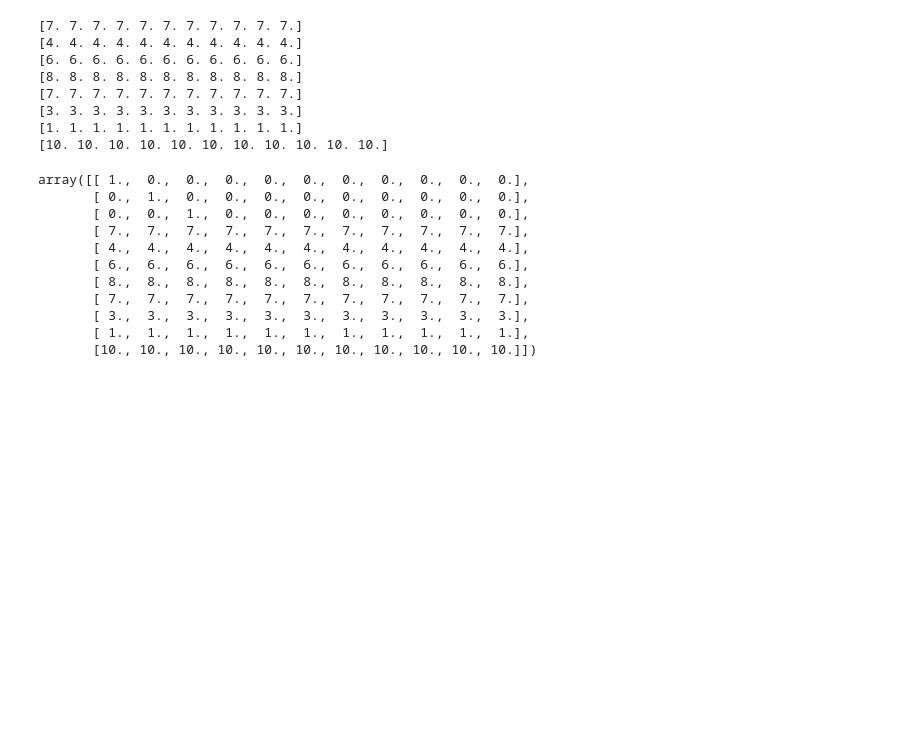
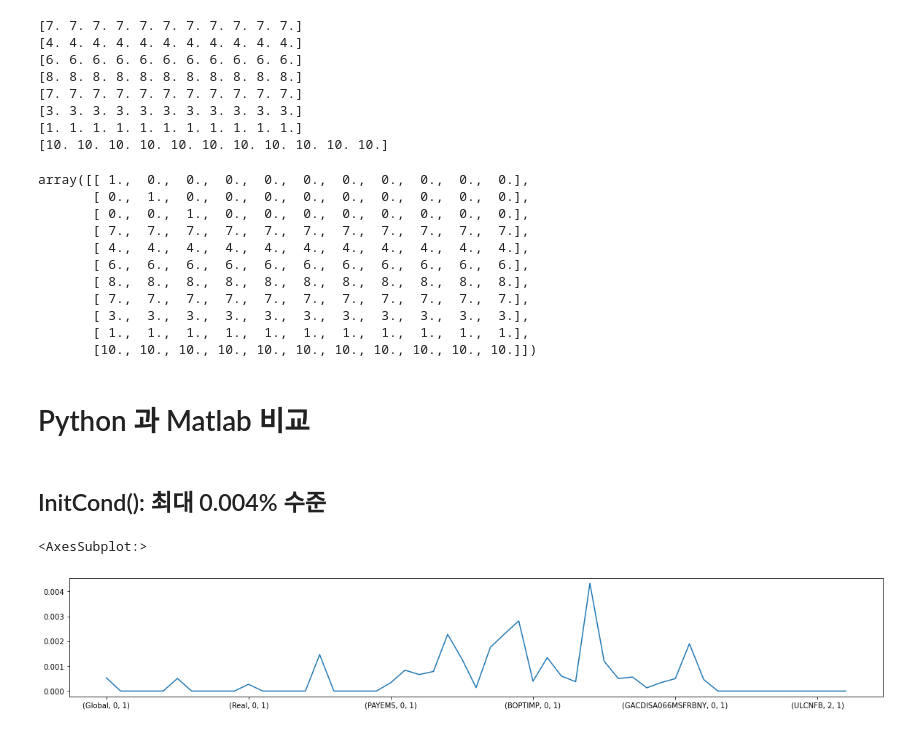
Before and after one commit to hyunchangyi/nowcasting, a Jupyter notebook: nowcasting.ipynb, the cells around one changed output. Drawn from its saved outputs; the diff is of its cells as text; code cells hidden in the pictures; blank space fills up the shorter version.

```diff
--- a/nowcasting.ipynb
+++ b/nowcasting.ipynb
@@ -315,12 +364,7 @@ def load_data(datafile, spec, sample_start='2000-01-01'):
     Z = Z.loc[sample_start:]
     X = X.loc[sample_start:]
 
-    ## DATA Normalization and InitCond
-    Mx = X.mean(skipna=True)
-    Wx = X.std(skipna=True)
-    Xn = (X - Mx)/Wx        # Standardize series
-
-    return Xn, Mx, Wx, X, Z
+    return X, Z
 
 
 def nanLE(rem1, X):
@@ -1143,18 +1177,19 @@ country = 'US';         # United States macroeconomic data
 sample_start  = '2000-01-01'; # estimation sample
 spec, blocks = load_spec('Spec_US_example.xls')
 datafile = path.join('data', country, vintage + '.xls')
-Xn, Mx, Wx, X, X_data = load_data(datafile, spec, sample_start)
+X_tr, X_raw = load_data(datafile, spec, sample_start)
 
 # DFM structure
-r = pd.Series(np.ones(blocks.shape[1], dtype=int), index=blocks.columns)  # Number of factors for each block
-p = 1                                                                     # Number of lags in autoregressive of factor
-Rcon = np.array([[2, -1,  0,  0,  0],                         # Contraints on the loadings of the quartrly variables
-                 [3,  0, -1,  0,  0],
-                 [2,  0,  0, -1,  0],
-                 [1,  0,  0,  0, -1]])
-q = np.zeros(4)
+S = DFM_structure(blocks)    # r, p, Rcon, q
 
-DFMS = DFMStructure(r, p, Rcon, q)
+# method=2 : Remove leading and closing zeros, k=3: See remNaN_spline
+optNaN_init = optNaN(2, 3)
+optNaN_em = optNaN(3, 3)
+
+## DATA Normalization and InitCond
+X_mean = X_tr.mean(skipna=True)
+X_std = X_tr.std(skipna=True)
+X_norm = (X_tr - X_mean) / X_std        # Standardize series
 # %% [markdown]
 ## EM LOOP
 
@@ -1831,0 +1797,24 @@ ZmM, ZmUM, VmM, VmUM, loglikM, k_tM = SKF(y.to_numpy(), Am.to_numpy(), Cm.to_num
+# %% [markdown]
+# Python 과 Matlab 비교
+# %% [markdown]
+## InitCond(): 최대 0.004% 수준
+# %%
+M = InitCond(X_norm, S, spec, blocks, optNaN_init)
+# %%
+Am = pd.read_csv('A_init.csv', header=None).to_numpy()
+Am = pd.DataFrame(Am, index=M.A.index, columns=M.A.columns)
+Cm = pd.read_csv('C_init.csv', header=None).to_numpy()
+Cm = pd.DataFrame(Cm, index=M.C.index, columns=M.C.columns)
+Qm = pd.read_csv('Q_init.csv', header=None).to_numpy()
+Qm = pd.DataFrame(Qm, index=M.Q.index, columns=M.Q.columns)
+Rm = pd.read_csv('R_init.csv', header=None).to_numpy()
+Rm = pd.DataFrame(Rm, index=M.R.index, columns=M.R.columns)
+V_0m = pd.read_csv('V_0_init.csv', header=None).to_numpy()
+V_0m = pd.DataFrame(V_0m, index=M.V_0.index, columns=M.V_0.columns)
+Z_0m = pd.read_csv('Z_0_init.csv', header=None).to_numpy().squeeze()
+Z_0m = pd.Series(Z_0m, index=M.Z_0.index)
+# %%
+(abs(M.A-Am).sum(axis=1) / abs(M.A).sum(axis=1) * 100).plot(figsize=(20, 3))
+# %% [output]
+<AxesSubplot:>
+[figure, added]
```
Also changed, not shown: parts of 101 cells of this notebook, 35 other files.
